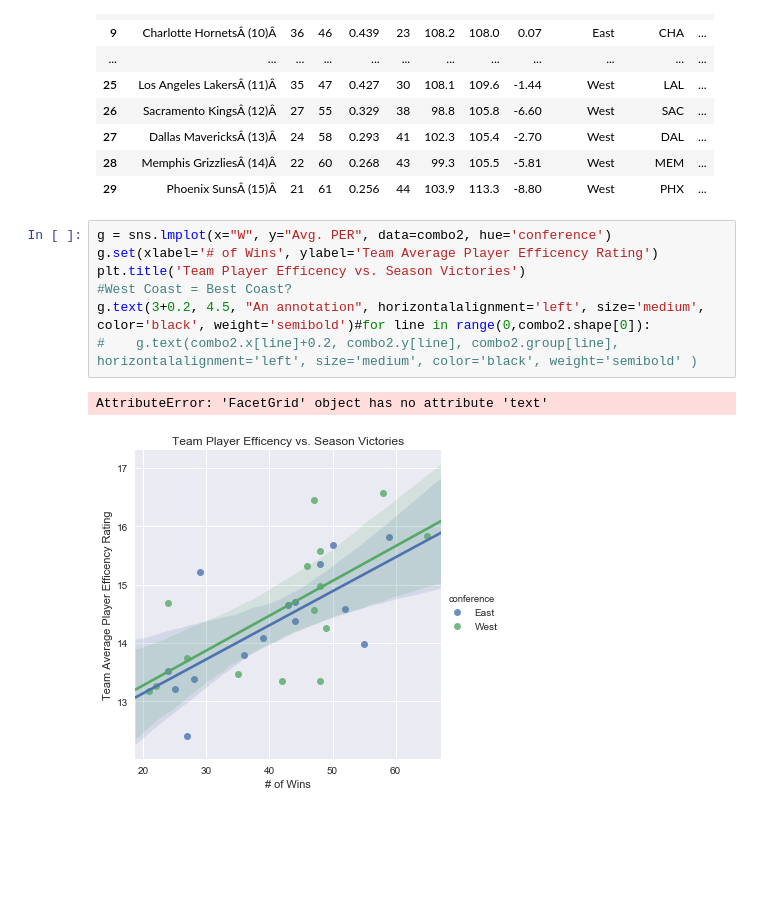
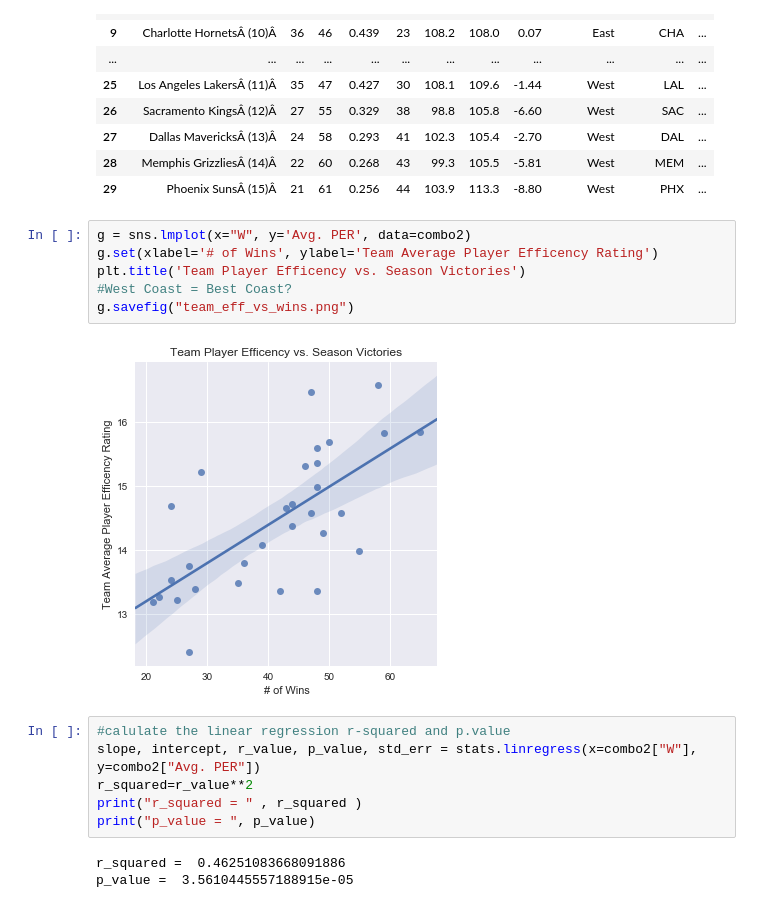
Before and after one commit to catesoane/FightingMongooses, a Jupyter notebook: Joe Stuff/Joe Attempt 2.ipynb, the cells around one changed output. Drawn from its saved outputs; the diff is of its cells as text; blank space fills up the shorter version.

Commit message:
Add files via upload
Reuploaded attempt 2, not includes p values and r values. Also added in pic of the scatter plots.

```diff
--- a/Joe Stuff/Joe Attempt 2.ipynb
+++ b/Joe Stuff/Joe Attempt 2.ipynb
@@ -228,12 +238,19 @@ combo2
 | 28 | Memphis GrizzliesÂ (14)Â | 22 | 60 | 0.268 | 43 | 99.3 | 105.5 | -5.81 | West | MEM | ... |
 | 29 | Phoenix SunsÂ (15)Â | 21 | 61 | 0.256 | 44 | 103.9 | 113.3 | -8.80 | West | PHX | ... |
 # %%
-g = sns.lmplot(x="W", y="Avg. PER", data=combo2, hue='conference')
+g = sns.lmplot(x="W", y='Avg. PER', data=combo2)
 g.set(xlabel='# of Wins', ylabel='Team Average Player Efficency Rating')
 plt.title('Team Player Efficency vs. Season Victories')
 #West Coast = Best Coast?
-g.text(3+0.2, 4.5, "An annotation", horizontalalignment='left', size='medium', color='black', weight='semibold')#for line in range(0,combo2.shape[0]):
-#    g.text(combo2.x[line]+0.2, combo2.y[line], combo2.group[line], horizontalalignment='left', size='medium', color='black', weight='semibold' )
+g.savefig("team_eff_vs_wins.png")
 # %% [output]
-AttributeError: 'FacetGrid' object has no attribute 'text'
-[figure, old version]
+[figure, new version]
+# %%
+#calulate the linear regression r-squared and p.value
+slope, intercept, r_value, p_value, std_err = stats.linregress(x=combo2["W"], y=combo2["Avg. PER"])
+r_squared=r_value**2
+print("r_squared = " , r_squared )
+print("p_value = ", p_value)
+# %% [output]
+r_squared =  0.46251083668091886
+p_value =  3.5610445557188915e-05
```
Also changed, not shown: parts of 3 cells of this notebook, 2 other files.
